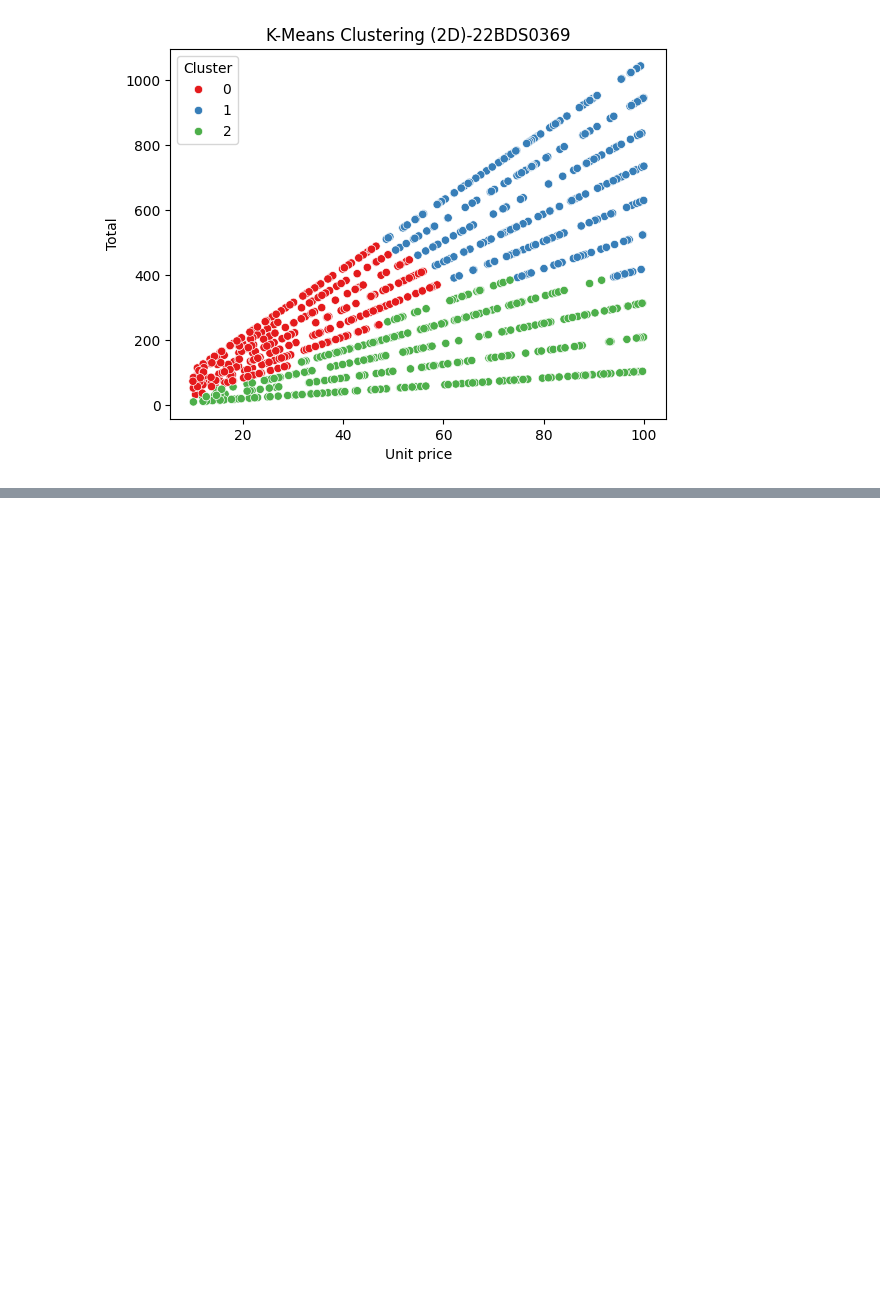
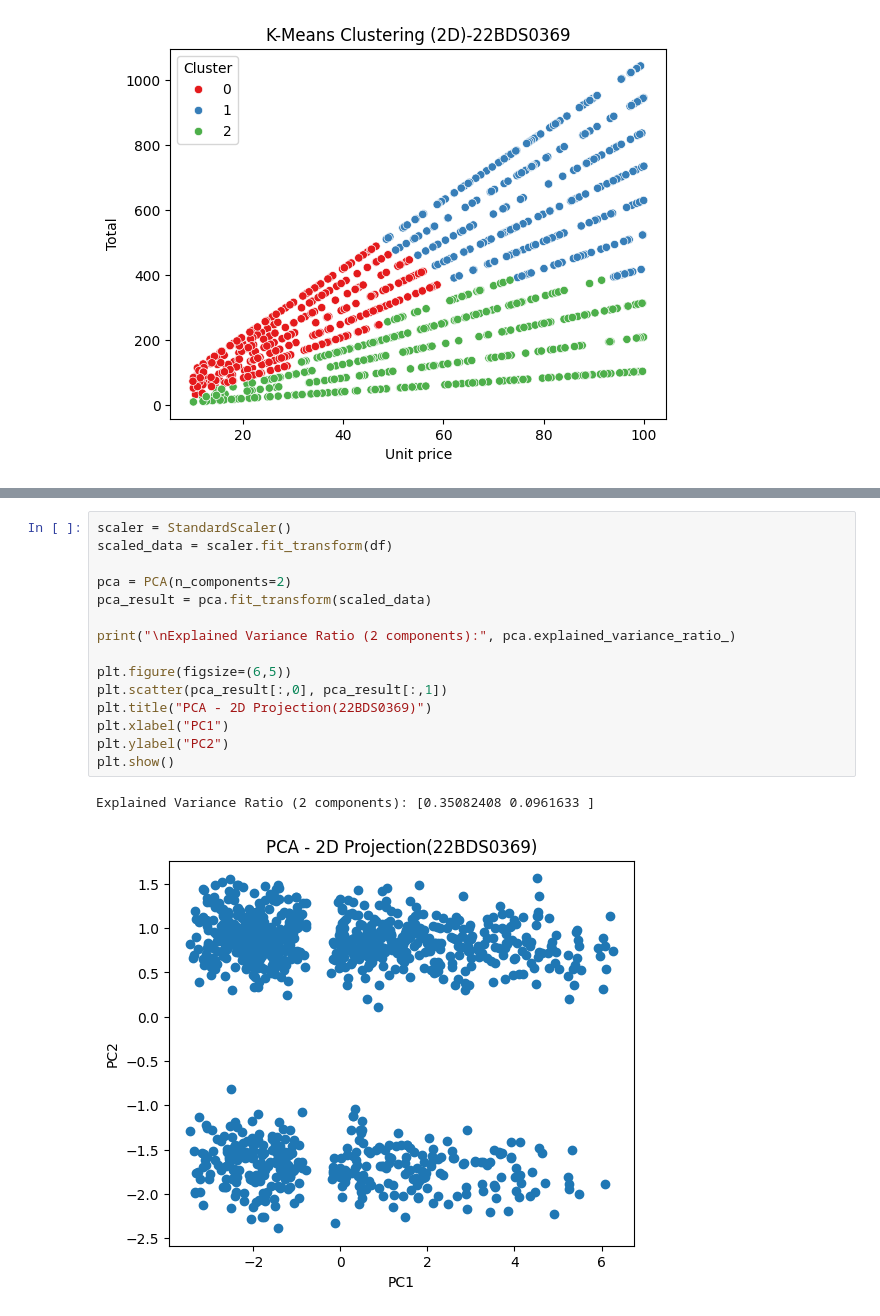
Before and after one commit to xherry24/aleena, a Jupyter notebook: 22BDS0369.ipynb, the cells around one changed output, grey strips where cells are left out. Saved outputs shown, nothing was run; the diff lists cells and outputs as text; blank space fills up the shorter version.

```diff
--- a/22BDS0369.ipynb
+++ b/22BDS0369.ipynb
@@ -364,0 +375,18 @@ fig.show()
+# %%
+scaler = StandardScaler()
+scaled_data = scaler.fit_transform(df)
+
+pca = PCA(n_components=2)
+pca_result = pca.fit_transform(scaled_data)
+
+print("\nExplained Variance Ratio (2 components):", pca.explained_variance_ratio_)
+
+plt.figure(figsize=(6,5))
+plt.scatter(pca_result[:,0], pca_result[:,1])
+plt.title("PCA - 2D Projection(22BDS0369)")
+plt.xlabel("PC1")
+plt.ylabel("PC2")
+plt.show()
+# %% [output]
+Explained Variance Ratio (2 components): [0.35082408 0.0961633 ]
+[figure, added]
```
Also changed, not shown: parts of 3 cells of this notebook.
